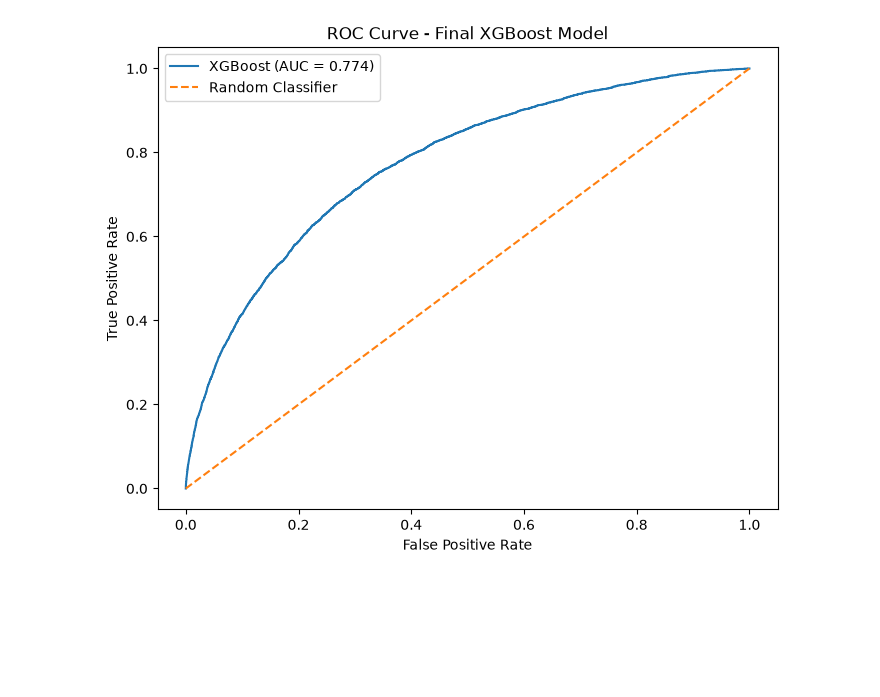
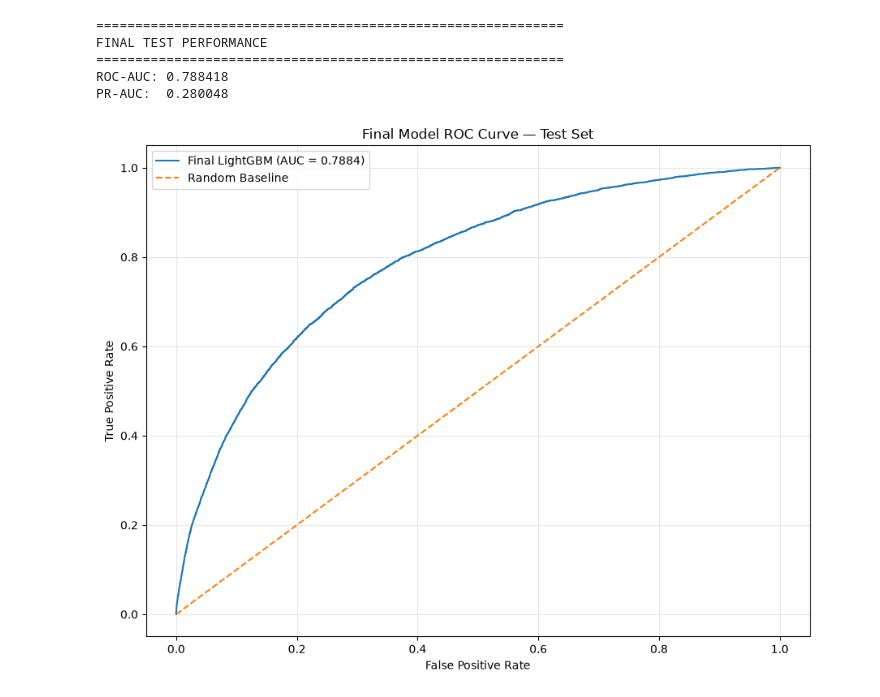
Before and after one commit to arnavanand2005/AI---Finance-Research-Project, a Jupyter notebook: notebooks/05_Model_Evaluation.ipynb, the cells around one changed output. Drawn from its saved outputs; the diff is of its cells as text; code cells hidden in the pictures; blank space fills up the shorter version.

```diff
--- a/notebooks/05_Model_Evaluation.ipynb
+++ b/notebooks/05_Model_Evaluation.ipynb
@@ -84,0 +119,7 @@ Confusion Matrix:
+# %%
+final_model.fit(
+    X_train_full,
+    y_train_full
+)
+
+print("Final model training completed!")
@@ -84,0 +135,13 @@ Confusion Matrix:
+# %%
+y_test_proba = final_model.predict_proba(
+    X_test_final
+)[:, 1]
+
+print("Test predictions generated!")
+
+print("Number of predictions:", len(y_test_proba))
+
+print("\nPrediction statistics:")
+print("Minimum:", y_test_proba.min())
+print("Maximum:", y_test_proba.max())
+print("Mean:", y_test_proba.mean())
@@ -85,35 +156,56 @@ Confusion Matrix:
+# %%
+test_roc_auc = roc_auc_score(
+    y_test,
+    y_test_proba
+)
+
+test_pr_auc = average_precision_score(
+    y_test,
+    y_test_proba
+)
+
+print("=" * 60)
+print("FINAL TEST PERFORMANCE")
+print("=" * 60)
+
+print(f"ROC-AUC: {test_roc_auc:.6f}")
+print(f"PR-AUC:  {test_pr_auc:.6f}")
+# %% [output]
+============================================================
+FINAL TEST PERFORMANCE
+============================================================
+ROC-AUC: 0.788418
+PR-AUC:  0.280048
 # %%
-import matplotlib.pyplot as plt
-from sklearn.metrics import roc_curve, auc
-
-fpr, tpr, thresholds_roc = roc_curve(
+fpr, tpr, _ = roc_curve(
     y_test,
-    y_test_prob
+    y_test_proba
 )
 
-roc_auc = auc(fpr, tpr)
-
-plt.figure(figsize=(8, 6))
+plt.figure(figsize=(9, 7))
 
 plt.plot(
     fpr,
     tpr,
-    label=f"XGBoost (AUC = {roc_auc:.3f})"
+    label=f"Final LightGBM (AUC = {test_roc_auc:.4f})"
 )
 
 plt.plot(
     [0, 1],
     [0, 1],
     linestyle="--",
-    label="Random Classifier"
+    label="Random Baseline"
 )
 
 plt.xlabel("False Positive Rate")
 plt.ylabel("True Positive Rate")
-plt.title("ROC Curve - Final XGBoost Model")
+plt.title("Final Model ROC Curve — Test Set")
+
 plt.legend()
+plt.grid(alpha=0.3)
 
+plt.tight_layout()
 plt.show()
 # %% [output]
-[figure, old version]
+[figure, new version]
 # %%
```
Also changed, not shown: parts of 16 cells of this notebook, 4 other files.
